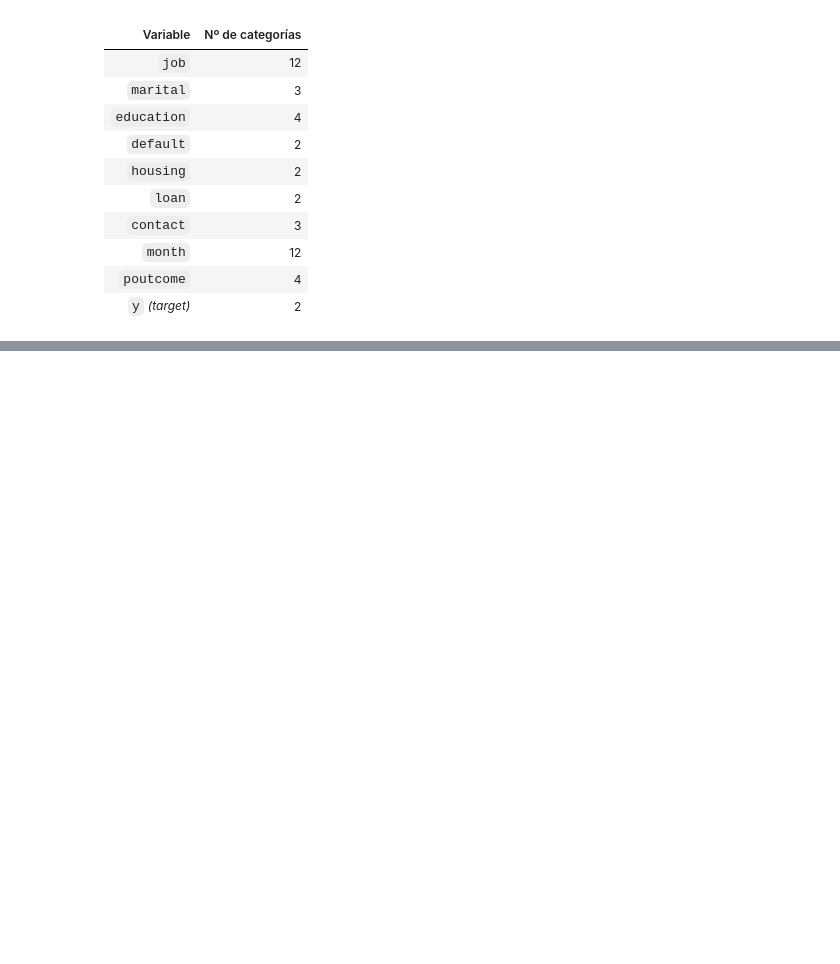
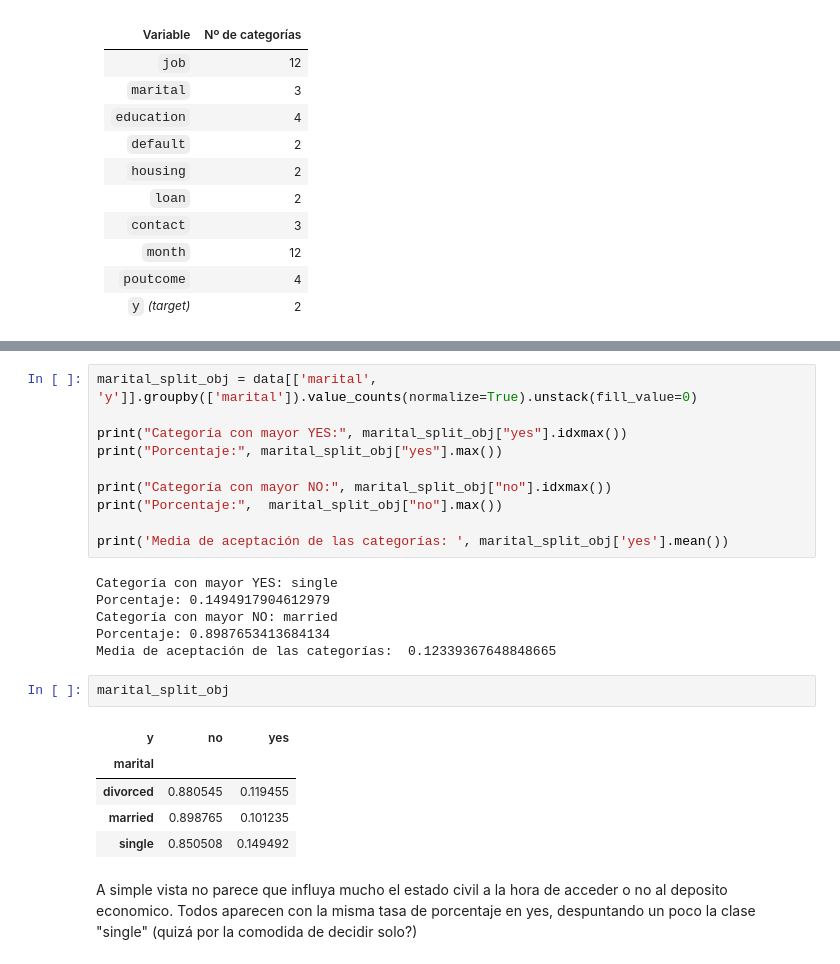
Before and after one commit to joseparedes14/MLPROJ, a Jupyter notebook: notebook/EDA.ipynb, the cells around one changed output, grey strips where cells are left out. Drawn from its saved outputs; the diff is of its cells as text; blank space fills up the shorter version.

```diff
--- a/notebook/EDA.ipynb
+++ b/notebook/EDA.ipynb
@@ -247,0 +366,26 @@ data.describe().T.style.background_gradient(cmap = "magma")
+# %%
+marital_split_obj = data[['marital', 'y']].groupby(['marital']).value_counts(normalize=True).unstack(fill_value=0)
+
+print("Categoría con mayor YES:", marital_split_obj["yes"].idxmax())
+print("Porcentaje:", marital_split_obj["yes"].max())
+
+print("Categoría con mayor NO:", marital_split_obj["no"].idxmax())
+print("Porcentaje:",  marital_split_obj["no"].max())
+
+print('Media de aceptación de las categorías: ', marital_split_obj['yes'].mean())
+# %% [output]
+Categoría con mayor YES: single
+Porcentaje: 0.1494917904612979
+Categoría con mayor NO: married
+Porcentaje: 0.8987653413684134
+Media de aceptación de las categorías:  0.12339367648848665
+# %%
+marital_split_obj
+# %% [output]
+| y | no | yes |
+| marital |  |  |
+| divorced | 0.880545 | 0.119455 |
+| married | 0.898765 | 0.101235 |
+| single | 0.850508 | 0.149492 |
+# %% [markdown]
+A simple vista no parece que influya mucho el estado civil a la hora de acceder o no al deposito economico. Todos aparecen con la misma tasa de porcentaje en yes, despuntando un poco la clase "single" (quizá por la comodida de decidir solo?)
```
Also changed, not shown: parts of 18 cells of this notebook, 1 other file.
